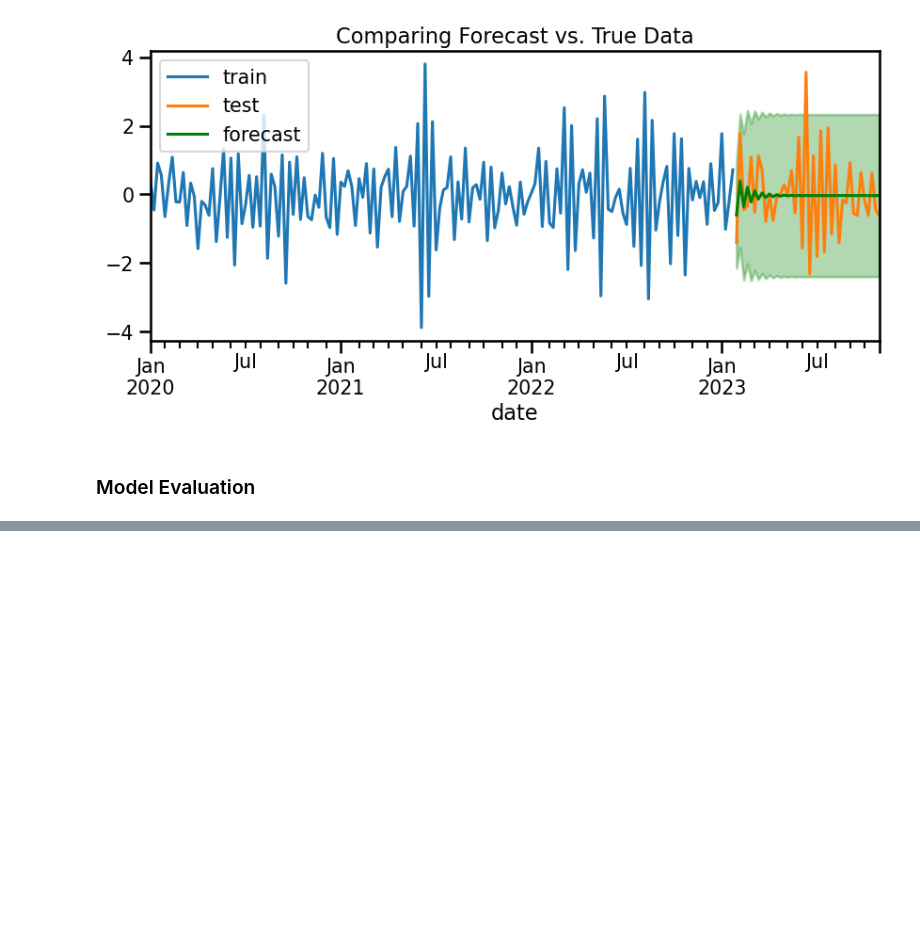
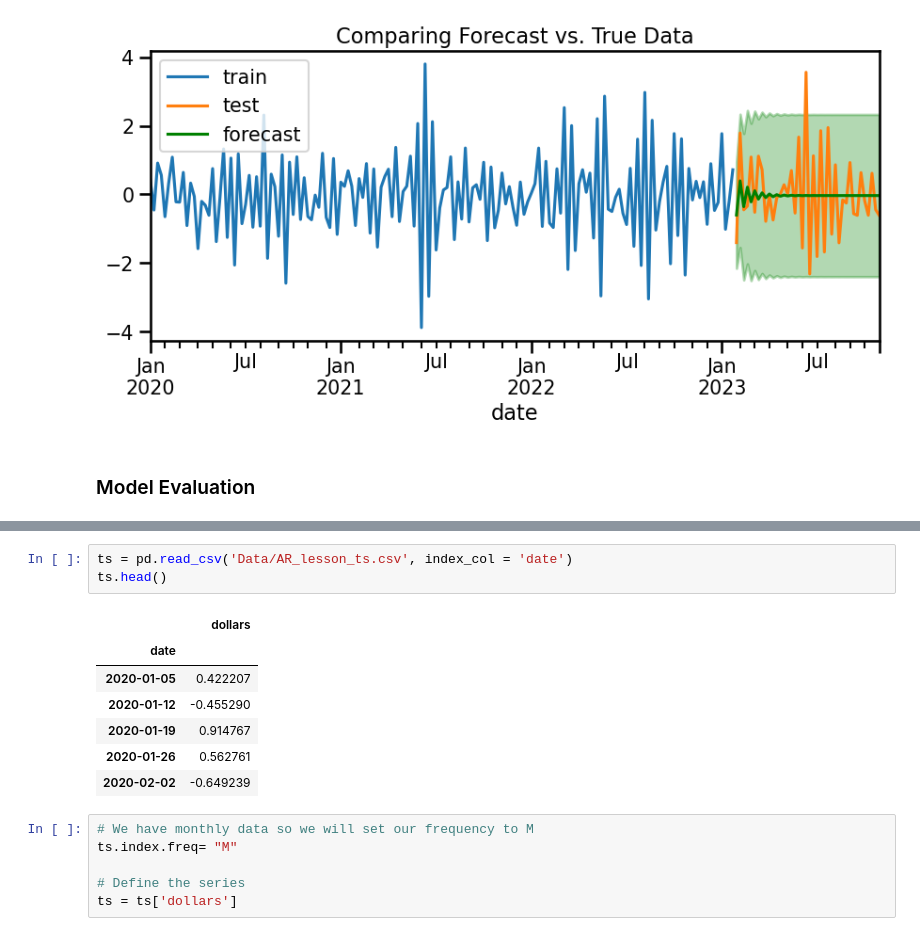
Before and after one commit to EhLeeOod/time-series, a Jupyter notebook: week-2.ipynb, the cells around one changed output, grey strips where cells are left out. Cells and saved outputs as stored; diff of their text form; blank space fills up the shorter version.

```diff
--- a/week-2.ipynb
+++ b/week-2.ipynb
@@ -553,0 +673,17 @@ plot_forecast(train, test, forecast_df);
+# %%
+ts = pd.read_csv('Data/AR_lesson_ts.csv', index_col = 'date')
+ts.head()
+# %% [output]
+|  | dollars |
+| date |  |
+| 2020-01-05 | 0.422207 |
+| 2020-01-12 | -0.455290 |
+| 2020-01-19 | 0.914767 |
+| 2020-01-26 | 0.562761 |
+| 2020-02-02 | -0.649239 |
+# %%
+# We have monthly data so we will set our frequency to M
+ts.index.freq= "M"
+
+# Define the series
+ts = ts['dollars']
```
Also changed, not shown: parts of 18 cells of this notebook, 3 other files.
